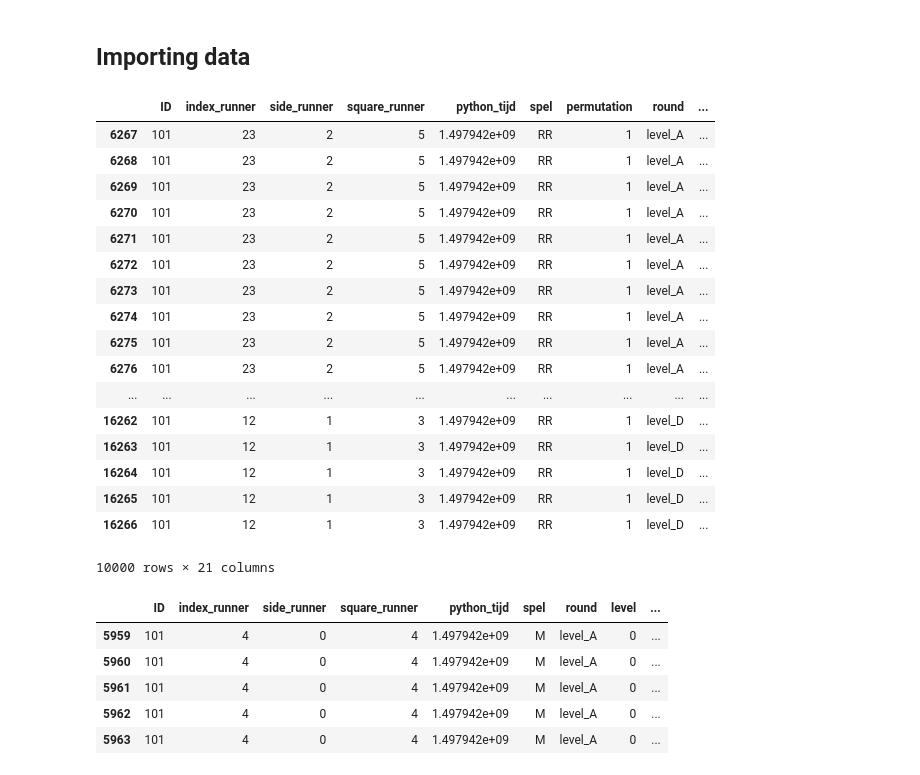
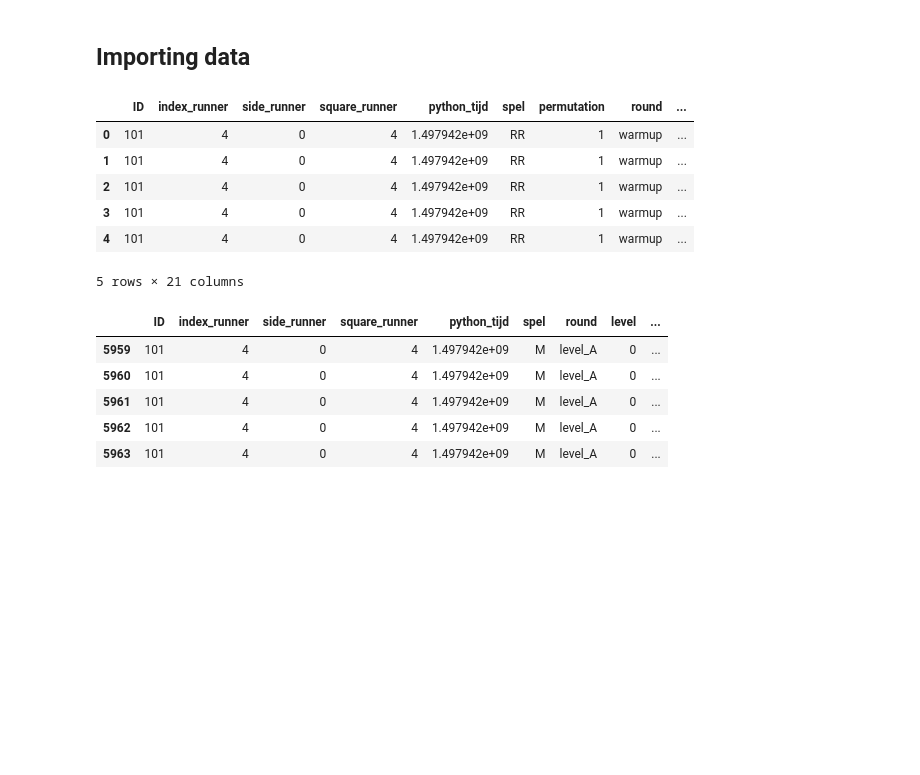
Before and after one commit to mangow/sps, a Jupyter notebook: sps.ipynb, the cells around one changed output. Saved outputs shown, nothing was run; the diff lists cells and outputs as text; code cells hidden in the pictures; blank space fills up the shorter version.

```diff
--- a/sps.ipynb
+++ b/sps.ipynb
@@ -17,26 +19,15 @@ m_indexNames = m_data[m_data['round'] == 'warmup'].index
 m_data.drop(m_indexNames, inplace=True)
 # %%
 # preview rr data
-rr_data.head(10000)
+rr_data.head()
 # %% [output]
 |  | ID | index_runner | side_runner | square_runner | python_tijd | spel | permutation | round | ... |
-| 6267 | 101 | 23 | 2 | 5 | 1.497942e+09 | RR | 1 | level_A | ... |
-| 6268 | 101 | 23 | 2 | 5 | 1.497942e+09 | RR | 1 | level_A | ... |
-| 6269 | 101 | 23 | 2 | 5 | 1.497942e+09 | RR | 1 | level_A | ... |
-| 6270 | 101 | 23 | 2 | 5 | 1.497942e+09 | RR | 1 | level_A | ... |
-| 6271 | 101 | 23 | 2 | 5 | 1.497942e+09 | RR | 1 | level_A | ... |
-| 6272 | 101 | 23 | 2 | 5 | 1.497942e+09 | RR | 1 | level_A | ... |
-| 6273 | 101 | 23 | 2 | 5 | 1.497942e+09 | RR | 1 | level_A | ... |
-| 6274 | 101 | 23 | 2 | 5 | 1.497942e+09 | RR | 1 | level_A | ... |
-| 6275 | 101 | 23 | 2 | 5 | 1.497942e+09 | RR | 1 | level_A | ... |
-| 6276 | 101 | 23 | 2 | 5 | 1.497942e+09 | RR | 1 | level_A | ... |
-| ... | ... | ... | ... | ... | ... | ... | ... | ... | ... |
-| 16262 | 101 | 12 | 1 | 3 | 1.497942e+09 | RR | 1 | level_D | ... |
-| 16263 | 101 | 12 | 1 | 3 | 1.497942e+09 | RR | 1 | level_D | ... |
-| 16264 | 101 | 12 | 1 | 3 | 1.497942e+09 | RR | 1 | level_D | ... |
-| 16265 | 101 | 12 | 1 | 3 | 1.497942e+09 | RR | 1 | level_D | ... |
-| 16266 | 101 | 12 | 1 | 3 | 1.497942e+09 | RR | 1 | level_D | ... |
+| 0 | 101 | 4 | 0 | 4 | 1.497942e+09 | RR | 1 | warmup | ... |
+| 1 | 101 | 4 | 0 | 4 | 1.497942e+09 | RR | 1 | warmup | ... |
+| 2 | 101 | 4 | 0 | 4 | 1.497942e+09 | RR | 1 | warmup | ... |
+| 3 | 101 | 4 | 0 | 4 | 1.497942e+09 | RR | 1 | warmup | ... |
+| 4 | 101 | 4 | 0 | 4 | 1.497942e+09 | RR | 1 | warmup | ... |
-10000 rows × 21 columns
+5 rows × 21 columns
 # %%
 # preview m data
 m_data.head()
```
Also changed, not shown: parts of 6 cells of this notebook.
